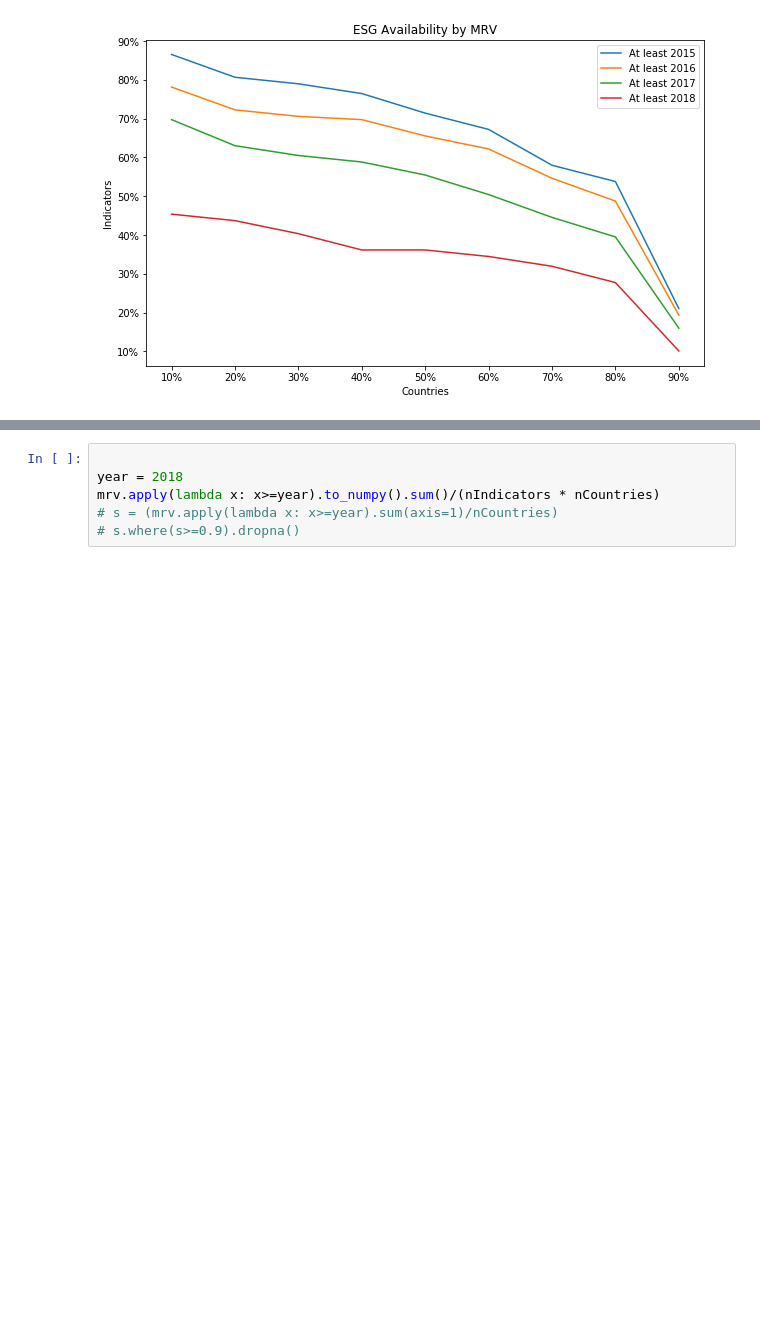
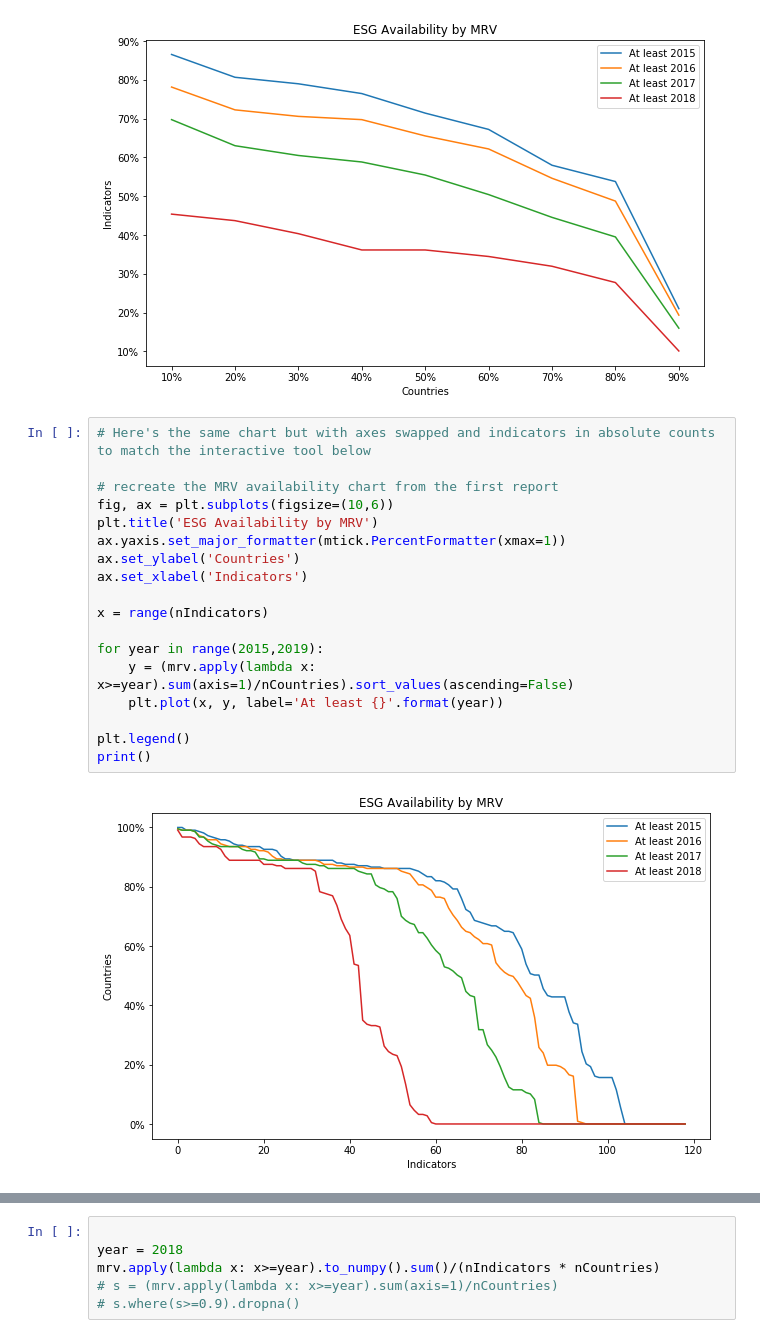
Before and after one commit to worldbank/ESG_gaps_research, a Jupyter notebook: python/coverage-analysis.ipynb, the cells around one changed output, grey strips where cells are left out. Cells and saved outputs as stored; diff of their text form; blank space fills up the shorter version.

Commit message:
Add interactive chart to coverage analysis

```diff
--- a/python/coverage-analysis.ipynb
+++ b/python/coverage-analysis.ipynb
@@ -50,6 +50,26 @@ plt.legend()
 print()
 # %% [output]
 [figure]
+# %%
+# Here's the same chart but with axes swapped and indicators in absolute counts to match the interactive tool below
+
+# recreate the MRV availability chart from the first report
+fig, ax = plt.subplots(figsize=(10,6))
+plt.title('ESG Availability by MRV')
+ax.yaxis.set_major_formatter(mtick.PercentFormatter(xmax=1))
+ax.set_ylabel('Countries')
+ax.set_xlabel('Indicators')
+
+x = range(nIndicators)
+
+for year in range(2015,2019):
+    y = (mrv.apply(lambda x: x>=year).sum(axis=1)/nCountries).sort_values(ascending=False)
+    plt.plot(x, y, label='At least {}'.format(year))
+
+plt.legend()
+print()
+# %% [output]
+[figure, added]
 # %% [markdown]
 We can calculate a coverage score *V* b/t 0 and 1 for a given year *y* as follows:
 
```
Also changed, not shown: parts of 2 cells of this notebook.
